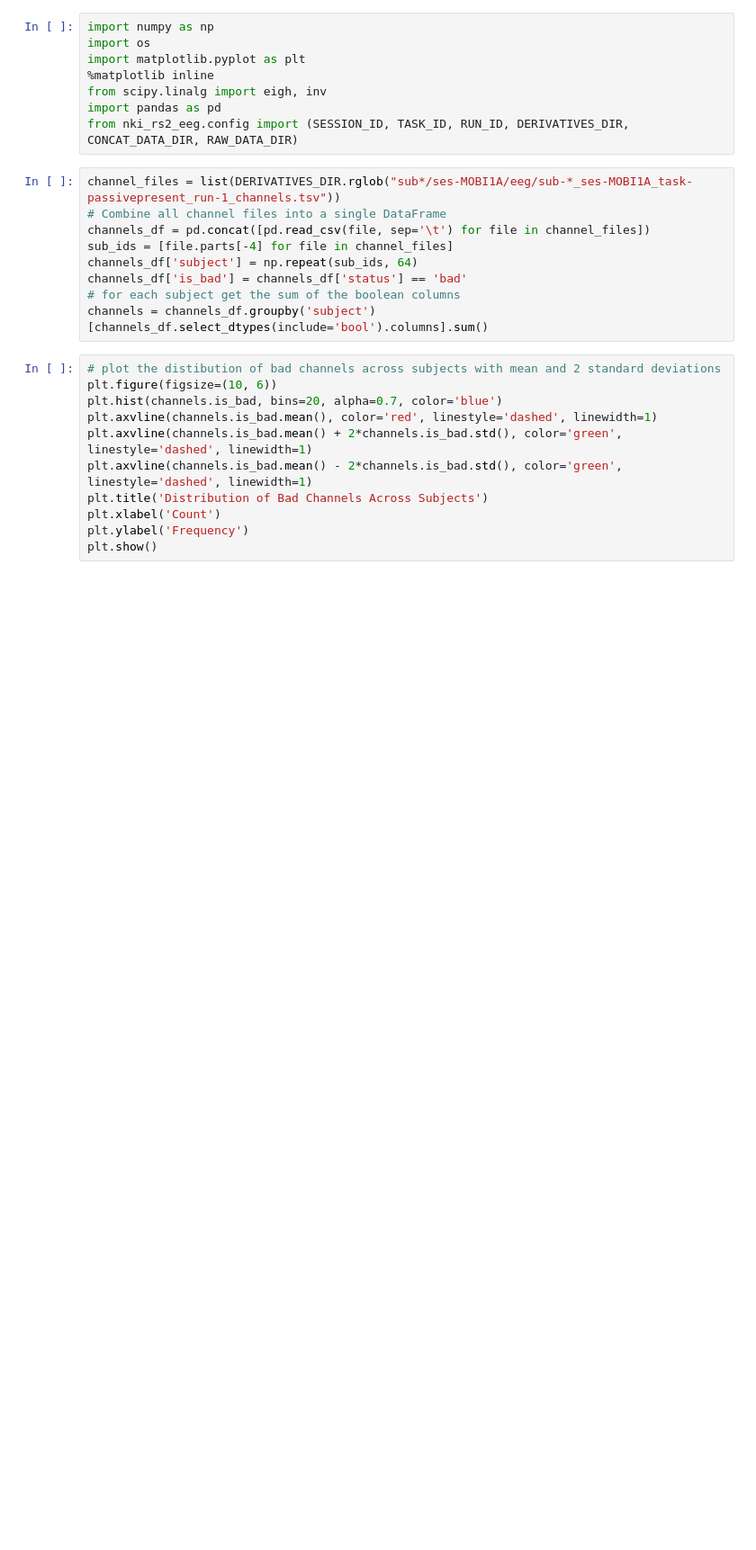
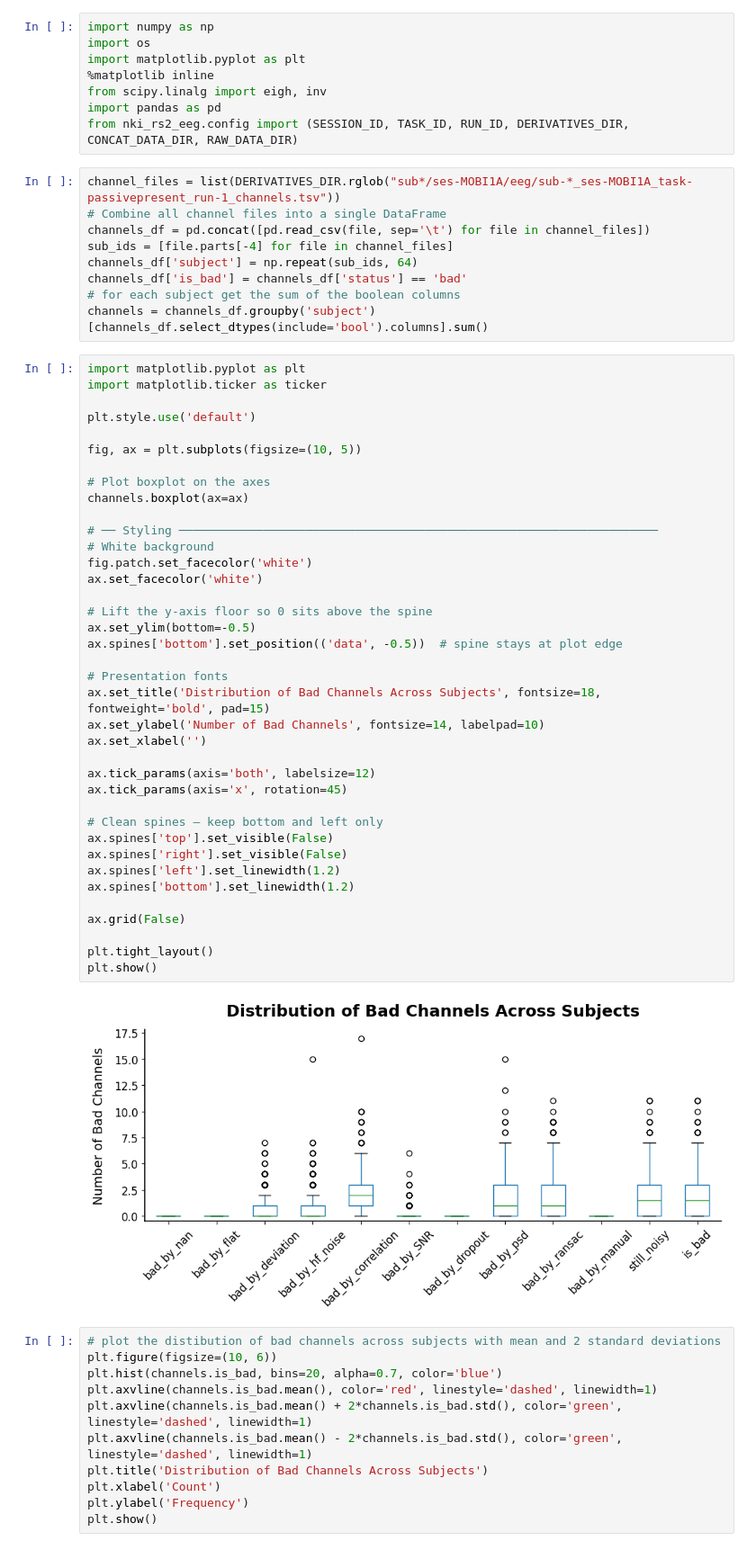
Before and after one commit to childmindresearch/NKI_RS2_EEG, a Jupyter notebook: src/nki_rs2_eeg/plotting.ipynb, the cells around one changed output. Shown at 90% size. Drawn from its saved outputs; the diff is of its cells as text; blank space fills up the shorter version.

```diff
--- a/src/nki_rs2_eeg/plotting.ipynb
+++ b/src/nki_rs2_eeg/plotting.ipynb
@@ -15,6 +15,46 @@ channels_df['subject'] = np.repeat(sub_ids, 64)
 channels_df['is_bad'] = channels_df['status'] == 'bad'
 # for each subject get the sum of the boolean columns
 channels = channels_df.groupby('subject')[channels_df.select_dtypes(include='bool').columns].sum()
+# %%
+import matplotlib.pyplot as plt
+import matplotlib.ticker as ticker
+
+plt.style.use('default')
+
+fig, ax = plt.subplots(figsize=(10, 5))
+
+# Plot boxplot on the axes
+channels.boxplot(ax=ax)
+
+# ── Styling ────────────────────────────────────────────────────────────────────
+# White background
+fig.patch.set_facecolor('white')
+ax.set_facecolor('white')
+
+# Lift the y-axis floor so 0 sits above the spine
+ax.set_ylim(bottom=-0.5)
+ax.spines['bottom'].set_position(('data', -0.5))  # spine stays at plot edge
+
+# Presentation fonts
+ax.set_title('Distribution of Bad Channels Across Subjects', fontsize=18, fontweight='bold', pad=15)
+ax.set_ylabel('Number of Bad Channels', fontsize=14, labelpad=10)
+ax.set_xlabel('')
+
+ax.tick_params(axis='both', labelsize=12)
+ax.tick_params(axis='x', rotation=45)
+
+# Clean spines — keep bottom and left only
+ax.spines['top'].set_visible(False)
+ax.spines['right'].set_visible(False)
+ax.spines['left'].set_linewidth(1.2)
+ax.spines['bottom'].set_linewidth(1.2)
+
+ax.grid(False)
+
+plt.tight_layout()
+plt.show()
+# %% [output]
+[figure, added]
 # %%
 # plot the distibution of bad channels across subjects with mean and 2 standard deviations
 plt.figure(figsize=(10, 6))
```
Also changed, not shown: 4 other files.
